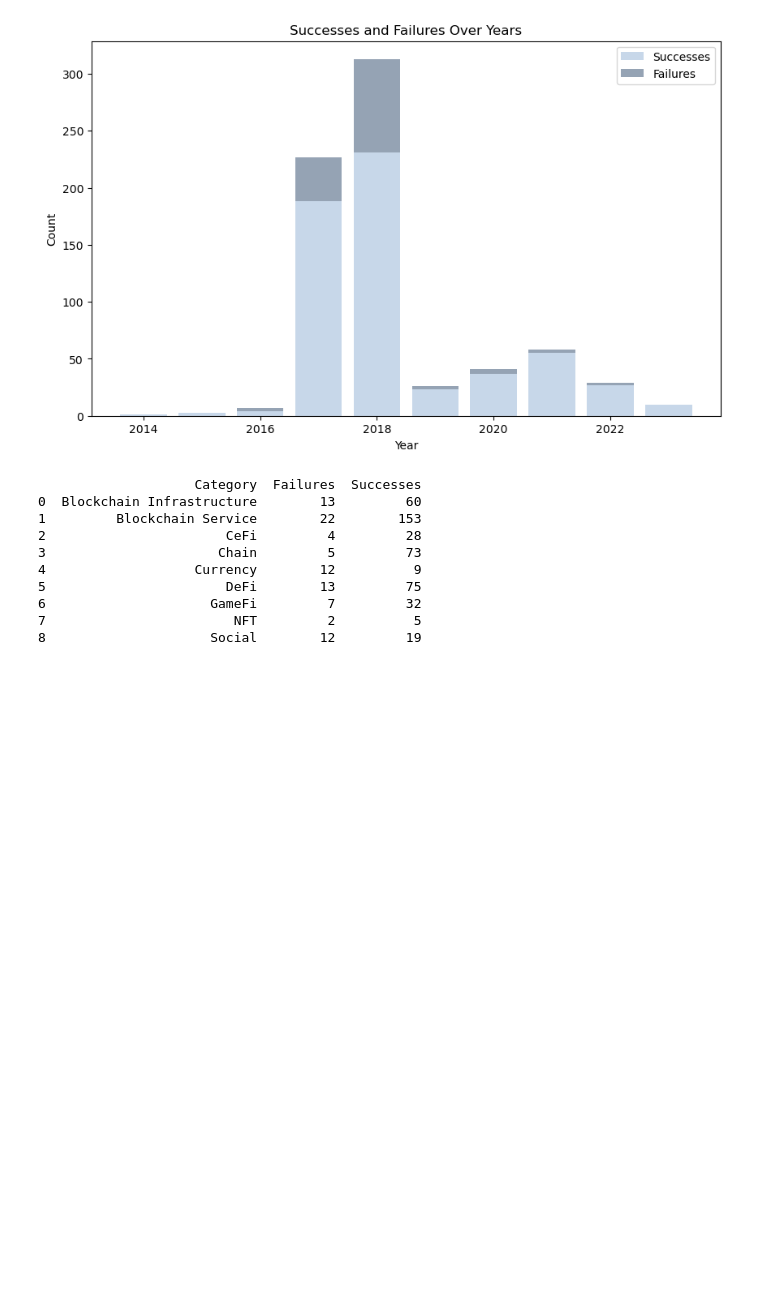
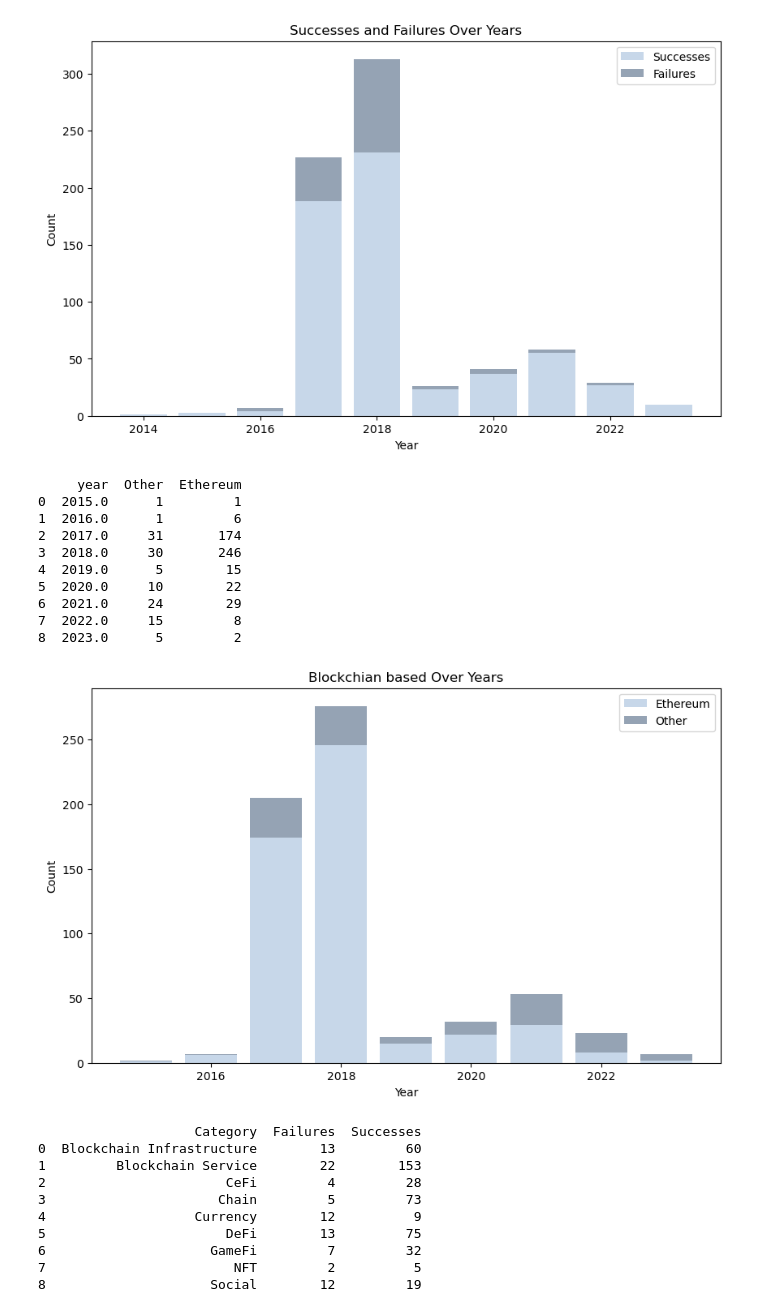
Before and after one commit to MaggieGeGe/ThesisCode, a Jupyter notebook: Code/data_analysis.ipynb, the cells around one changed output. Cells and saved outputs as stored; diff of their text form; code cells hidden in the pictures; blank space fills up the shorter version.

```diff
--- a/Code/data_analysis.ipynb
+++ b/Code/data_analysis.ipynb
@@ -182,6 +182,45 @@ plt.show()
 8  2022.0         2         27
 9  2023.0         0         10
 [figure]
+# %%
+df_1 = df_venture.loc[:,['ICO Start', 'is_Ethereum']]
+df_1['year'] = df_1['ICO Start'].apply(lambda x: x.year)
+
+# Group by year and success, then count the occurrences
+grouped_df = df_1.groupby(['year', 'is_Ethereum']).size().unstack(fill_value=0)
+
+# Rename the columns for clarity
+grouped_df.columns = ['Other', 'Ethereum']
+
+# Reset the index to make 'year' a regular column
+grouped_df = grouped_df.reset_index()
+
+# Display the result
+print(grouped_df)
+
+# Plot the data
+plt.figure(figsize=(10, 6))
+
+plt.bar(grouped_df['year'], grouped_df['Ethereum'], label='Ethereum', color='#B0C6E1', alpha=0.7)#DDEAF7
+plt.bar(grouped_df['year'], grouped_df['Other'], bottom=grouped_df['Ethereum'], label='Other', color='#687C94', alpha=0.7)
+
+plt.xlabel('Year')
+plt.ylabel('Count')
+plt.title('Blockchian based Over Years')
+plt.legend()
+plt.show()
+# %% [output]
+     year  Other  Ethereum
+0  2015.0      1         1
+1  2016.0      1         6
+2  2017.0     31       174
+3  2018.0     30       246
+4  2019.0      5        15
+5  2020.0     10        22
+6  2021.0     24        29
+7  2022.0     15         8
+8  2023.0      5         2
+[figure, added]
 # %%
 df_2 = df_venture.loc[:,['Category', 'Success']]
 
```
Also changed, not shown: parts of 4 cells of this notebook, 1 other file.
